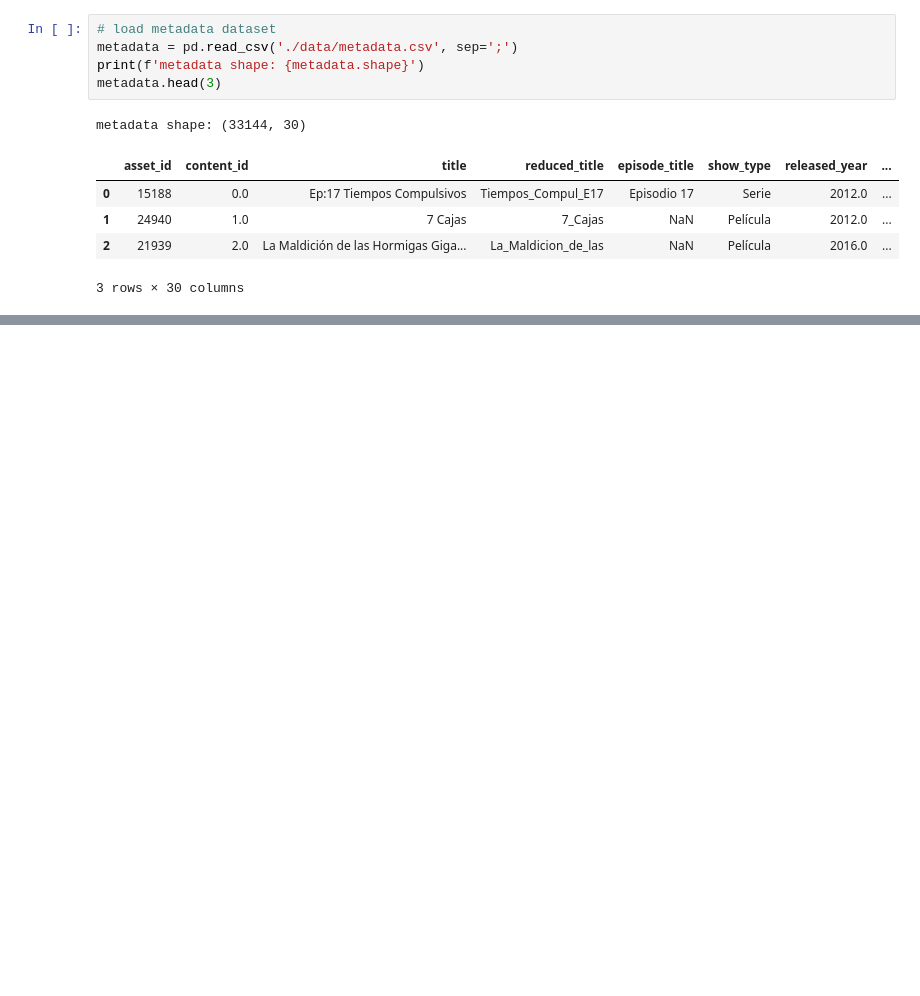
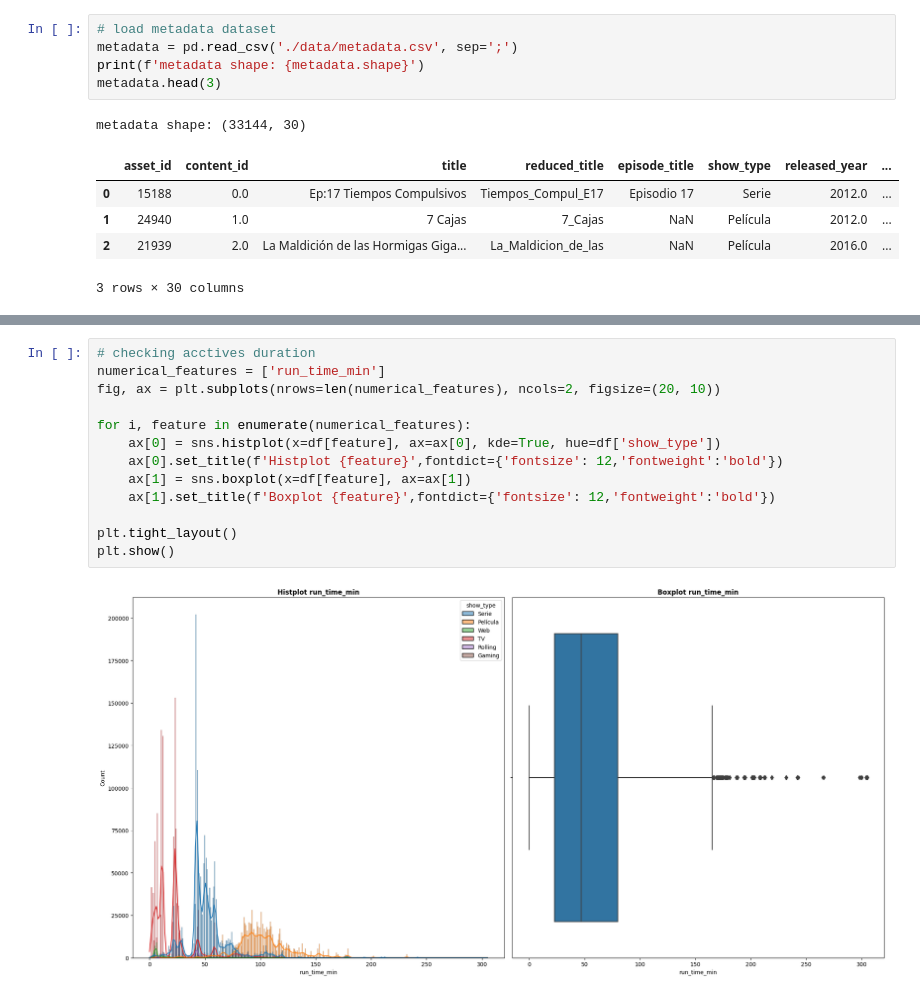
Before and after one commit to ferandmag/ICA_ML_recomendationSystemFLOW, a Jupyter notebook: recomendation_system_flow.ipynb, the cells around one changed output, grey strips where cells are left out. Drawn from its saved outputs; the diff is of its cells as text; blank space fills up the shorter version.

```diff
--- a/recomendation_system_flow.ipynb
+++ b/recomendation_system_flow.ipynb
@@ -102,0 +223,15 @@ metadata shape: (33144, 30)
+# %%
+# checking acctives duration
+numerical_features = ['run_time_min']
+fig, ax = plt.subplots(nrows=len(numerical_features), ncols=2, figsize=(20, 10))
+
+for i, feature in enumerate(numerical_features):
+    ax[0] = sns.histplot(x=df[feature], ax=ax[0], kde=True, hue=df['show_type'])
+    ax[0].set_title(f'Histplot {feature}',fontdict={'fontsize': 12,'fontweight':'bold'})
+    ax[1] = sns.boxplot(x=df[feature], ax=ax[1])
+    ax[1].set_title(f'Boxplot {feature}',fontdict={'fontsize': 12,'fontweight':'bold'})
+
+plt.tight_layout()
+plt.show()
+# %% [output]
+[figure, added]
```
Also changed, not shown: parts of 27 cells of this notebook.
